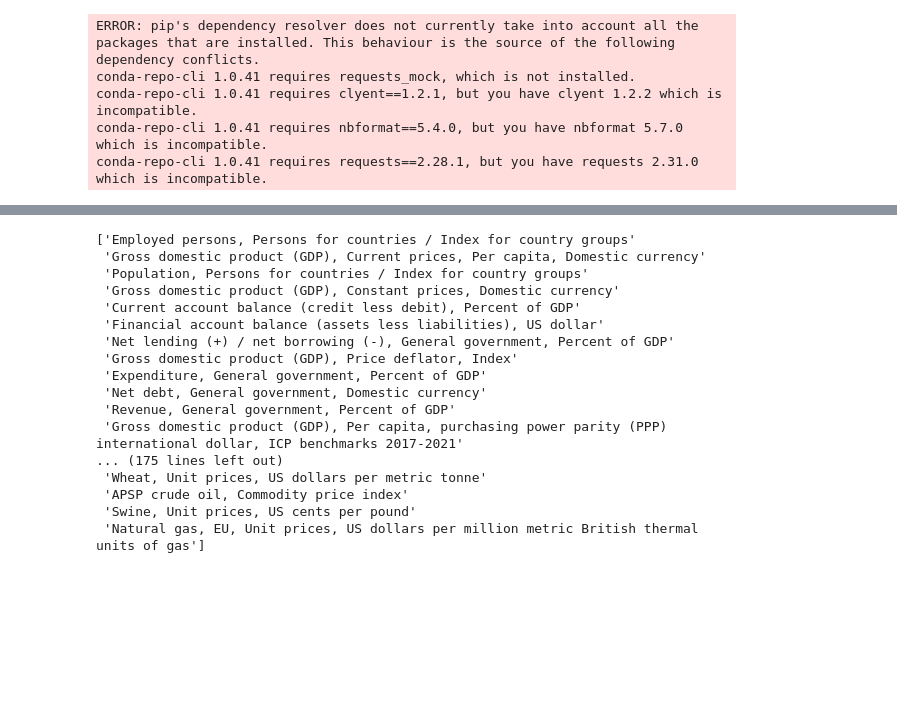
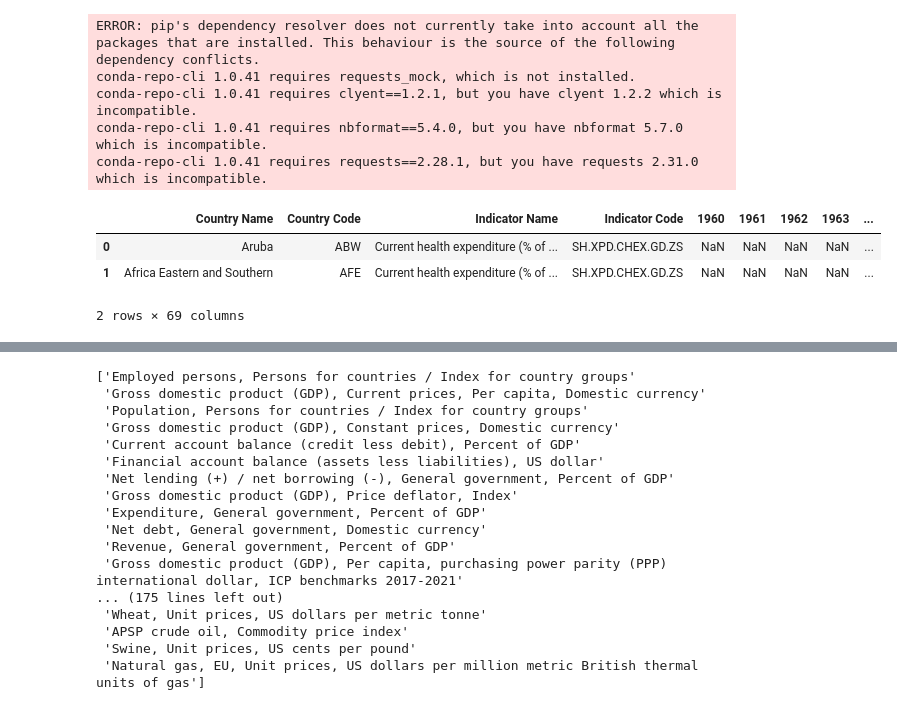
Before and after one commit to MDYCK12/Well-Being-Economics-, a Jupyter notebook: Notebooks/Artur.ipynb, the cells around one changed output, grey strips where cells are left out. Saved outputs shown, nothing was run; the diff lists cells and outputs as text; code cells hidden in the pictures; blank space fills up the shorter version.

Commit message:
Tried to transform data into one table

```diff
--- a/Notebooks/Artur.ipynb
+++ b/Notebooks/Artur.ipynb
@@ -28,3 +28,26 @@ conda-repo-cli 1.0.41 requires requests==2.28.1, but you have requests 2.31.0 wh
 # %%
 url = "https://docs.google.com/spreadsheets/d/1BV0koOEqQs580tEPGv9bpZYUfY8q8UTfZGTcEoK_VtQ/export?format=csv"
 df = pd.read_csv(url)
+# %%
+gids =["1952168269","1020209628","887547605", "1168409358", "1058701335", "917968550", "701342270", "1186064842"]
+spreadsheet_id = "1BV0koOEqQs580tEPGv9bpZYUfY8q8UTfZGTcEoK_VtQ"
+temp = {"IMF_data_df":"",
+        "urban_population_df":"",
+        "income_group_df":"",
+        "life_expectancy_df":"",
+        "gini_index_df":"",
+        "poverty_rate_df":"",
+        "birth_rate_df":"",
+        "health_expenditure_df":""
+        }
+
+for gid, t in zip(gids, temp):
+
+    temp[t]=pd.read_csv(f"https://docs.google.com/spreadsheets/d/{spreadsheet_id}/export?format=csv&gid={gid}")
+# %%
+temp["health_expenditure_df"].head(2)
+# %% [output]
+|  | Country Name | Country Code | Indicator Name | Indicator Code | 1960 | 1961 | 1962 | 1963 | ... |
+| 0 | Aruba | ABW | Current health expenditure (% of ... | SH.XPD.CHEX.GD.ZS | NaN | NaN | NaN | NaN | ... |
+| 1 | Africa Eastern and Southern | AFE | Current health expenditure (% of ... | SH.XPD.CHEX.GD.ZS | NaN | NaN | NaN | NaN | ... |
+2 rows × 69 columns
```
Also changed, not shown: parts of 2 cells of this notebook.
